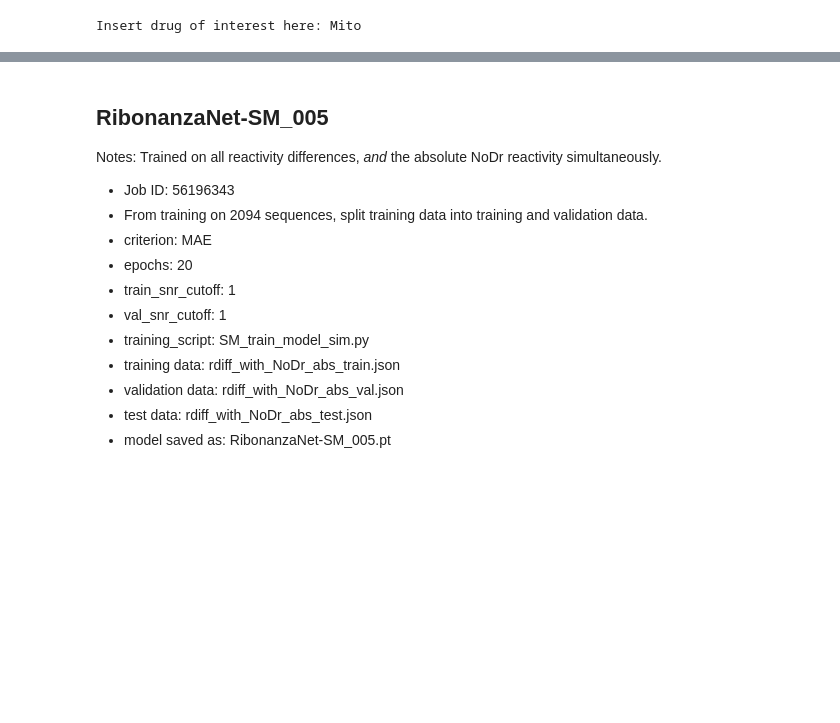
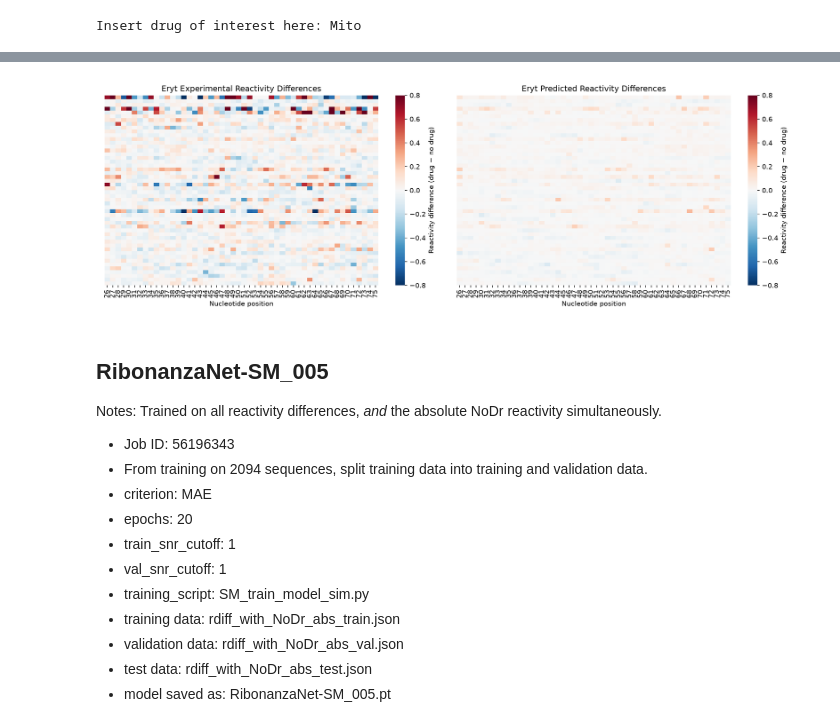
Before and after one commit to georgiagracetully/georgiagracetully.github.io, a Jupyter notebook: notebooks/sm_data/Selected_RibonanzaNet_SM_Qualitative_Heat_Maps.ipynb, the cells around one changed output, grey strips where cells are left out. Cells and saved outputs as stored; diff of their text form; code cells hidden in the pictures; blank space fills up the shorter version.

```diff
--- a/notebooks/sm_data/Selected_RibonanzaNet_SM_Qualitative_Heat_Maps.ipynb
+++ b/notebooks/sm_data/Selected_RibonanzaNet_SM_Qualitative_Heat_Maps.ipynb
@@ -513,3 +458,29 @@ plt.show()
+# %%
+PRED_COL = f'{drug}_pred_rdiff'
+
+# Experimental vs. predicted reactivity differences for sequences 50-100, on ONE
+# shared colour scale (diverging, centred on 0) so the two panels are comparable.
+# (An earlier version used +/-1 for experiment but a narrower range for predictions.)
+df_2 = df[50:100].copy()
+to_arr = lambda x: np.array(eval(x)) if isinstance(x, str) else np.array(x, dtype=float)
+df_2.loc[:, drug] = df_2[drug].apply(to_arr)
+df_2.loc[:, PRED_COL] = df_2[PRED_COL].apply(to_arr)
+E = np.vstack(df_2[drug].values)
+P = np.vstack(df_2[PRED_COL].values)
+lim = 0.8  # shared limit (about the 99th percentile of |experimental| differences)
+ticks = np.arange(26, 26 + E.shape[1])
+fig, axes = plt.subplots(1, 2, figsize=(15, 5))
+for ax, M, title in [(axes[0], E, f'{drug} Experimental Reactivity Differences'),
+                     (axes[1], P, f'{drug} Predicted Reactivity Differences')]:
+    sns.heatmap(M, ax=ax, cmap='RdBu_r', center=0, vmin=-lim, vmax=lim,
+                xticklabels=ticks, yticklabels=False,
+                cbar_kws={'label': 'Reactivity difference (drug \u2212 no drug)'})
+    ax.set_title(title)
+    ax.set_xlabel('Nucleotide position')
+plt.tight_layout()
+plt.show()
+# %% [output]
+[figure, added]
 # %% [markdown]
 ## RibonanzaNet-SM_005
 
```
Also changed, not shown: parts of 3 cells of this notebook, 10 other files.
